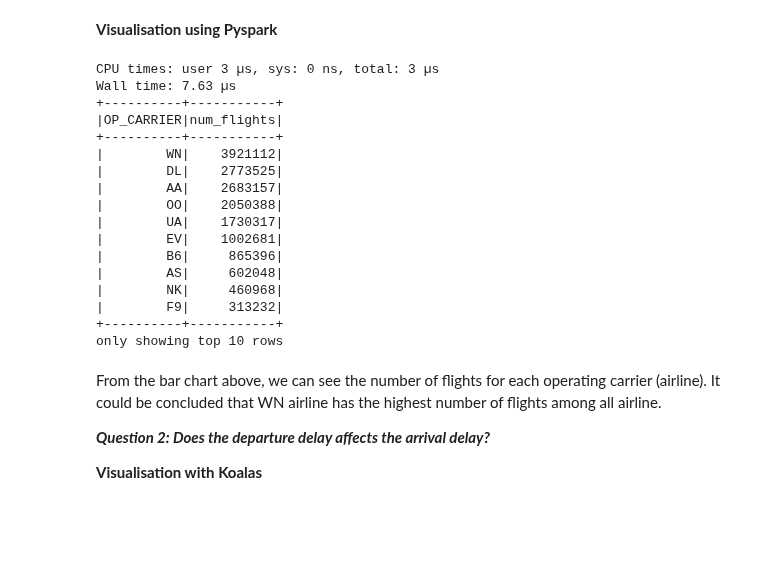
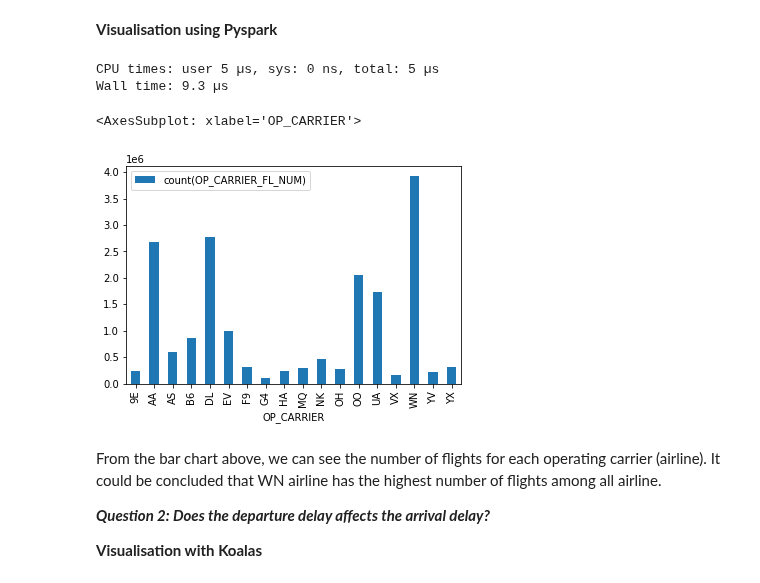
Before and after one commit to drshahizan/Python-big-data, a Jupyter notebook: Project/BigMac/HPDP_Group_Project.ipynb, the cells around one changed output. Drawn from its saved outputs; the diff is of its cells as text; code cells hidden in the pictures; blank space fills up the shorter version.

```diff
--- a/Project/BigMac/HPDP_Group_Project.ipynb
+++ b/Project/BigMac/HPDP_Group_Project.ipynb
@@ -651,26 +672,15 @@ Wall time: 8.82 µs
 # %%
 %time
 from pyspark.sql.functions import count, desc
-carrier_counts = pdf.groupBy("OP_CARRIER").agg(count("OP_CARRIER_FL_NUM").alias("num_flights"))
-carrier_counts.sort(desc("num_flights")).show(10)
+carrier_counts = pdf.groupBy("OP_CARRIER").agg(count("OP_CARRIER_FL_NUM")).sort(col("OP_CARRIER").asc()).toPandas()
+
+# plot the total distance travelled by each flight company name using a bar chart
+carrier_counts.plot(kind='bar', x='OP_CARRIER', y='count(OP_CARRIER_FL_NUM)')
 # %% [output]
-CPU times: user 3 µs, sys: 0 ns, total: 3 µs
-Wall time: 7.63 µs
-+----------+-----------+
-|OP_CARRIER|num_flights|
-+----------+-----------+
-|        WN|    3921112|
-|        DL|    2773525|
-|        AA|    2683157|
-|        OO|    2050388|
-|        UA|    1730317|
-|        EV|    1002681|
-|        B6|     865396|
-|        AS|     602048|
-|        NK|     460968|
-|        F9|     313232|
-+----------+-----------+
-only showing top 10 rows
+CPU times: user 5 µs, sys: 0 ns, total: 5 µs
+Wall time: 9.3 µs
+<AxesSubplot: xlabel='OP_CARRIER'>
+[figure, added]
 # %% [markdown]
 From the bar chart above, we can see the number of flights for each operating carrier (airline). It could be concluded that WN airline has the highest number of flights among all airline.
 
```
Also changed, not shown: parts of 33 cells of this notebook.
